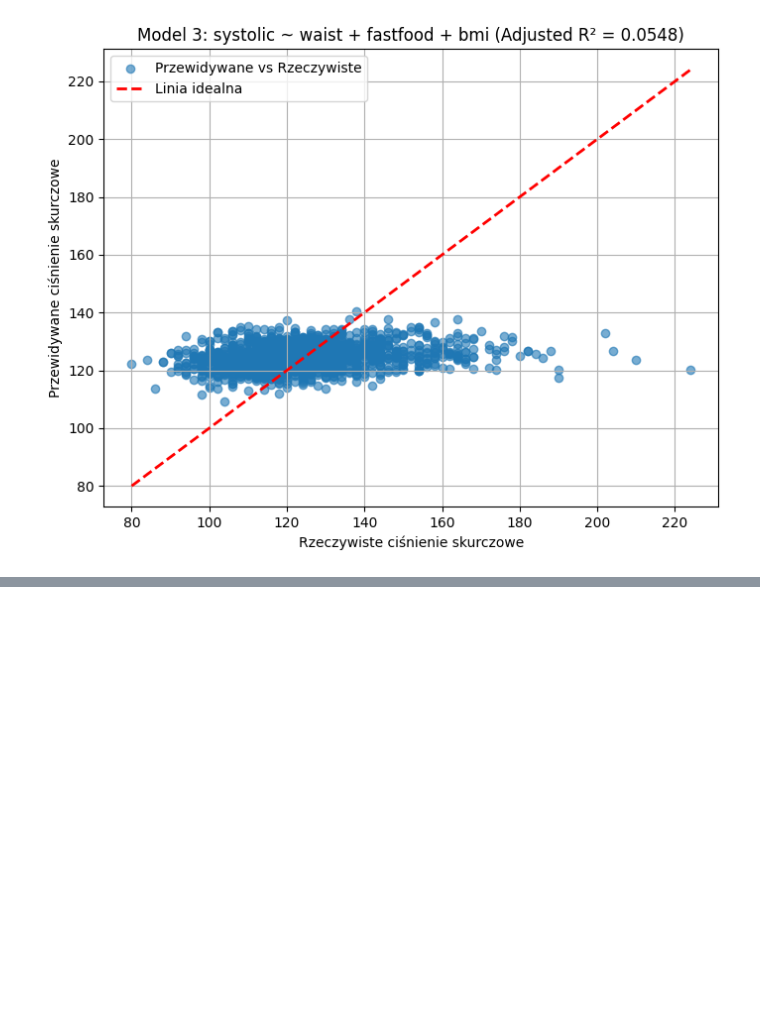
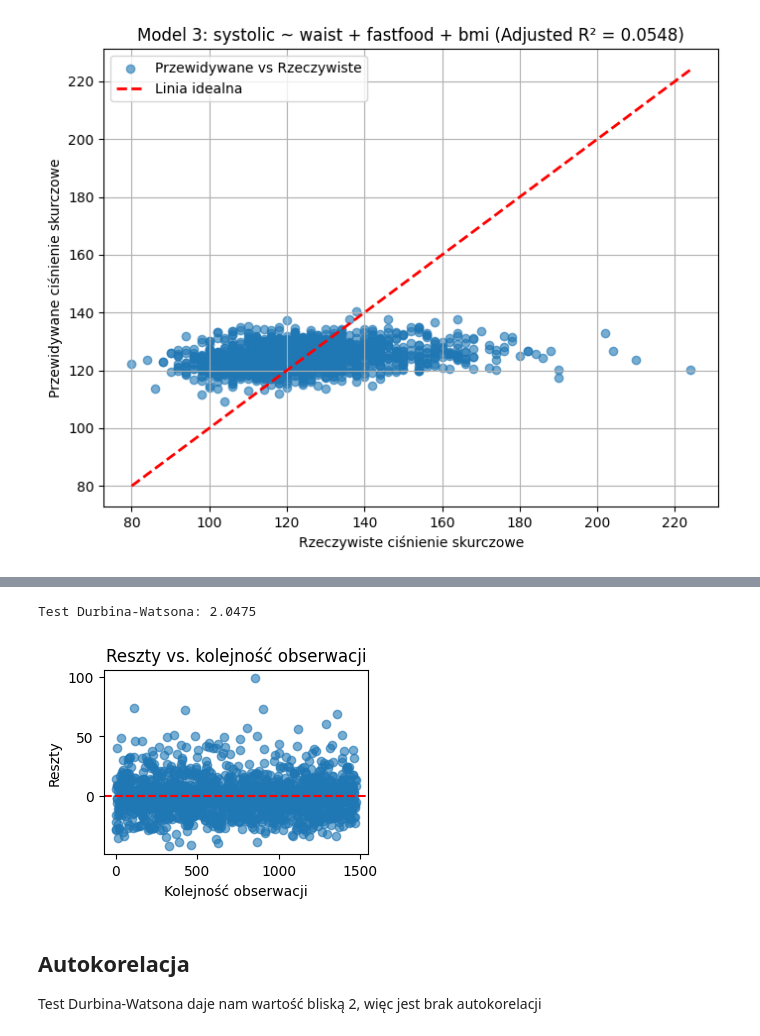
Before and after one commit to KonSprin/statystyka, a Jupyter notebook: regresja.ipynb, the cells around one changed output, grey strips where cells are left out. Drawn from its saved outputs; the diff is of its cells as text; code cells hidden in the pictures; blank space fills up the shorter version.

```diff
--- a/regresja.ipynb
+++ b/regresja.ipynb
@@ -255,0 +367,23 @@ plot_model_fit(model3, 'Model 3: systolic ~ waist + fastfood + bmi (Adjusted R²
+# %%
+# Autokorelacja
+# Test Durbina-Watsona
+dw_stat = sm.stats.stattools.durbin_watson(residuals)
+print(f"\nTest Durbina-Watsona: {dw_stat:.4f}")
+
+# Wykres reszt vs. kolejność obserwacji
+plt.subplot(2, 2, 3)
+plt.scatter(range(len(residuals)), residuals, alpha=0.6)
+plt.axhline(y=0, color='r', linestyle='--')
+plt.title("Reszty vs. kolejność obserwacji")
+plt.xlabel("Kolejność obserwacji")
+plt.ylabel("Reszty")
+
+plt.tight_layout()
+plt.show()
+# %% [output]
+Test Durbina-Watsona: 2.0475
+[figure, added]
+# %% [markdown]
+## Autokorelacja
+
+Test Durbina-Watsona daje nam wartość bliską 2, więc jest brak autokorelacji
```
Also changed, not shown: parts of 25 cells of this notebook, 1 other file.
